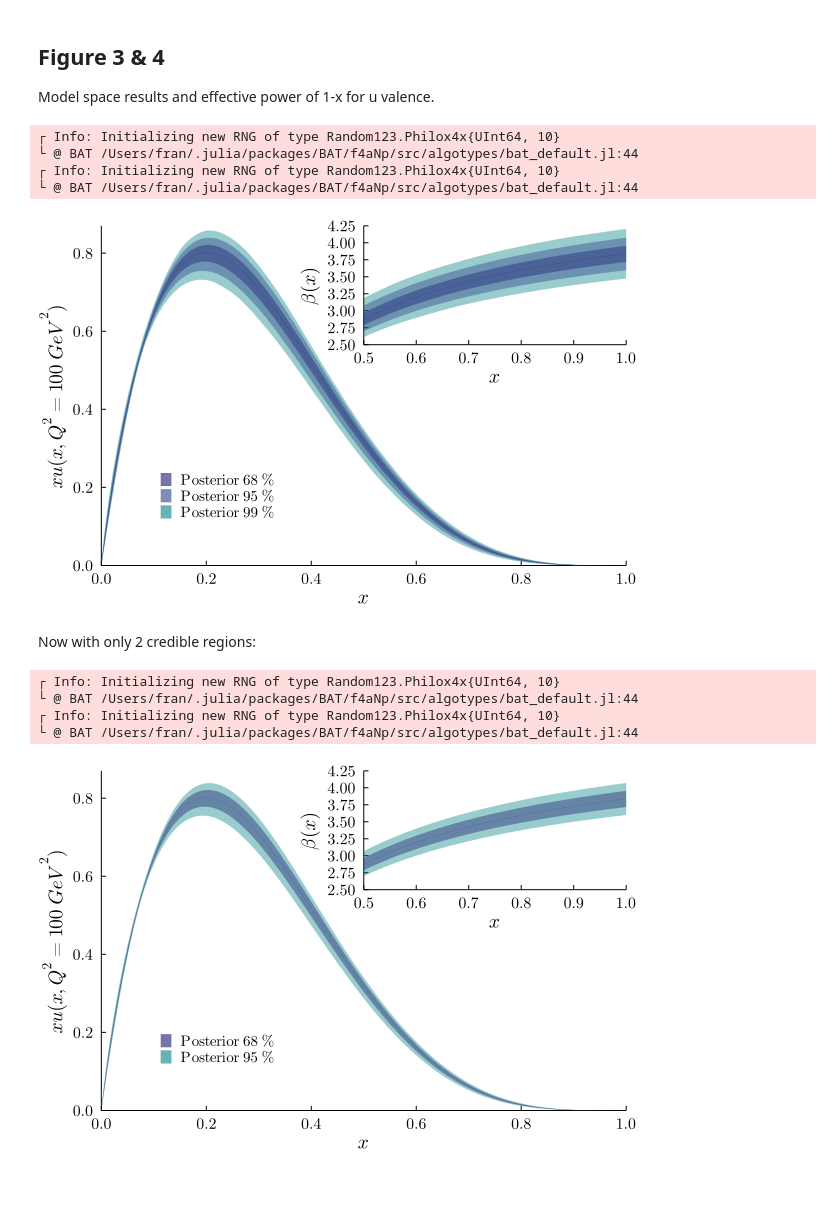
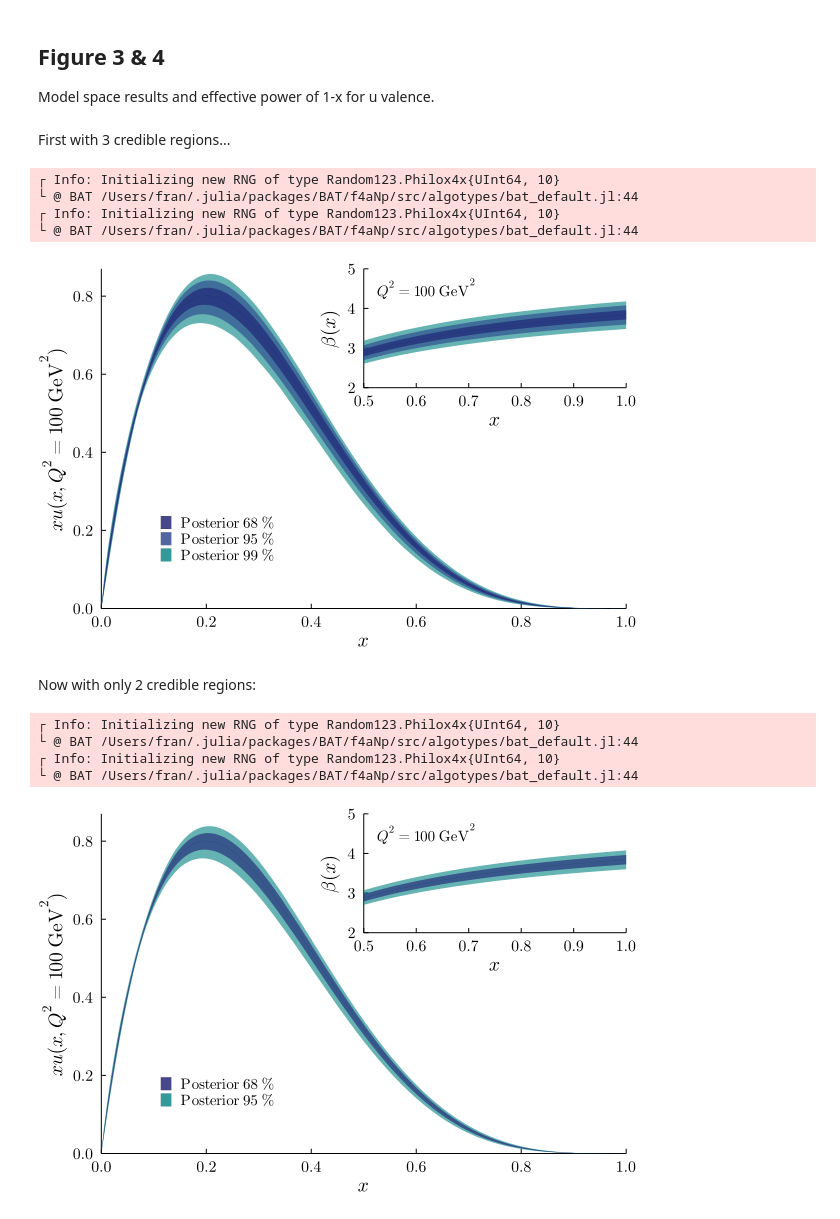
Before and after one commit to mppmu/high-x-parton-pdf-inference, a Jupyter notebook: plots_for_paper.ipynb, the cells around one changed output. Cells and saved outputs as stored; diff of their text form; code cells hidden in the pictures; blank space fills up the shorter version.

Commit message:
Update with latest versions and various credible region options

```diff
--- a/plots_for_paper.ipynb
+++ b/plots_for_paper.ipynb
@@ -358,32 +361,35 @@ function eff_power(p::NamedTuple, x::Real)
 end
 
 x_grid = range(0, stop=1, length=200);
+# %% [markdown]
+First with 3 credible regions...
 # %%
 plot(framestyle=:axes, size=(500, 400), fontfamily=font_family, grid=false)
 
-plot!(x_grid, wrap_xuval, samples, ylabel=L"xu(x,Q^2=100~{\rm GeV}^2)",
+plot!(x_grid, wrap_xuval, samples, ylabel=L"xu(x,Q^2=100~\mathrm{GeV}^2)",
     global_mode=false, median=false, subplot=1, legend=false,
-    xlims=(0, 1), ylims=(0, 0.87), colors=[c3, c2, c1], fillalpha=0.4,
+    xlims=(0, 1), ylims=(0, 0.87), colors=[c3, c2, c1], fillalpha=0.6,
     linewidth=0, xlabel=L"x")
 
 plot!(inset=(1, bbox(0.5, 0.65, 0.5, 0.35, :bottom)), grid=false)
 plot!(0.5:0.01:1, eff_power, samples, subplot=2, legend=false, xlims=(0.5, 1),
-    ylims=(2.5, 4.25), ylabel=L"\beta(x)", xlabel=L"x",
-    median=false, global_mode=false, linewidth=0, colors=[c3, c2, c1], fillalpha=0.4)
+    ylims=(2.0, 5.0), ylabel=L"\beta(x)", xlabel=L"x",
+    median=false, global_mode=false, linewidth=0, colors=[c3, c2, c1], fillalpha=0.6)
+annotate!(0.62, 4.5, text(L"Q^2=100~\mathrm{GeV}^2", 10, font_family), subplot=2)
 
 plot!(inset=(1, bbox(0.1, 0.1, 0.3, 0.3, :bottom)), grid=false)
-p = plot!(samples, (:(K_u), :(θ[1])),
+plot!(samples, (:(K_u), :(θ[1])),
     seriestype=:smallest_intervals,
     marginalmode=false, colors=[c1, c2, c3],
     interval_labels=[L"~~\mathrm{Posterior}~68~\%",
         L"~~\mathrm{Posterior}~95~\%", L"~~\mathrm{Posterior}~99~\%"],
-    linewidth=0, alpha=0.6, legend=:bottomleft, foreground_color_legend=false,
+    linewidth=0, alpha=0.8, legend=:bottomleft, foreground_color_legend=false,
     framestyle=:none, subplot=3, xlims=(0, 1), ylims=(0, 0.1))
 p = plot!(subplot=3, framestyle=:none)
 # %% [output]
 ┌ Info: Initializing new RNG of type Random123.Philox4x{UInt64, 10}
 └ @ BAT /Users/fran/.julia/packages/BAT/f4aNp/src/algotypes/bat_default.jl:44
 ┌ Info: Initializing new RNG of type Random123.Philox4x{UInt64, 10}
 └ @ BAT /Users/fran/.julia/packages/BAT/f4aNp/src/algotypes/bat_default.jl:44
-[figure, old version]
+[figure, new version]
 # %%
@@ -393,15 +400,16 @@ Now with only 2 credible regions:
 # %%
 plot(framestyle=:axes, size=(500, 400), fontfamily=font_family, grid=false)
 
-plot!(x_grid, wrap_xuval, samples, ylabel=L"xu(x,Q^2=100~{\rm GeV}^2)",
+plot!(x_grid, wrap_xuval, samples, ylabel=L"xu(x,Q^2=100~\mathrm{GeV}^2)",
     global_mode=false, median=false, subplot=1, legend=false, intervals=[0.68, 0.95],
-    xlims=(0, 1), ylims=(0, 0.87), colors=[c3, c1], fillalpha=0.4,
+    xlims=(0, 1), ylims=(0, 0.87), colors=[c3, c1], fillalpha=0.6,
     linewidth=0, xlabel=L"x")
 
 plot!(inset=(1, bbox(0.5, 0.65, 0.5, 0.35, :bottom)), grid=false)
 plot!(0.5:0.01:1, eff_power, samples, subplot=2, legend=false, xlims=(0.5, 1),
-    ylims=(2.5, 4.25), ylabel=L"\beta(x)", xlabel=L"x", intervals=[0.68, 0.95],
-    median=false, global_mode=false, linewidth=0, colors=[c3, c1], fillalpha=0.4)
+    ylims=(2, 5), ylabel=L"\beta(x)", xlabel=L"x", intervals=[0.68, 0.95],
+    median=false, global_mode=false, linewidth=0, colors=[c3, c1], fillalpha=0.6)
+annotate!(0.62, 4.5, text(L"Q^2=100~\mathrm{GeV}^2", 10, font_family), subplot=2)
 
 plot!(inset=(1, bbox(0.1, 0.1, 0.3, 0.3, :bottom)), grid=false)
 p = plot!(samples, (:(K_u), :(θ[1])),
@@ -410,7 +418,7 @@ p = plot!(samples, (:(K_u), :(θ[1])),
     marginalmode=false, colors=[c1, c3],
     interval_labels=[L"~~\mathrm{Posterior}~68~\%",
         L"~~\mathrm{Posterior}~95~\%", L"~~\mathrm{Posterior}~99~\%"],
-    linewidth=0, alpha=0.6, legend=:bottomleft, foreground_color_legend=false,
+    linewidth=0, alpha=0.8, legend=:bottomleft, foreground_color_legend=false,
     framestyle=:none, subplot=3, xlims=(0, 1), ylims=(0, 0.1))
 p = plot!(subplot=3, framestyle=:none)
 # %% [output]
@@ -418,4 +426,4 @@ p = plot!(subplot=3, framestyle=:none)
 └ @ BAT /Users/fran/.julia/packages/BAT/f4aNp/src/algotypes/bat_default.jl:44
 ┌ Info: Initializing new RNG of type Random123.Philox4x{UInt64, 10}
 └ @ BAT /Users/fran/.julia/packages/BAT/f4aNp/src/algotypes/bat_default.jl:44
-[figure, old version]
+[figure, new version]
```
Also changed, not shown: parts of 9 cells of this notebook, 12 other files.
